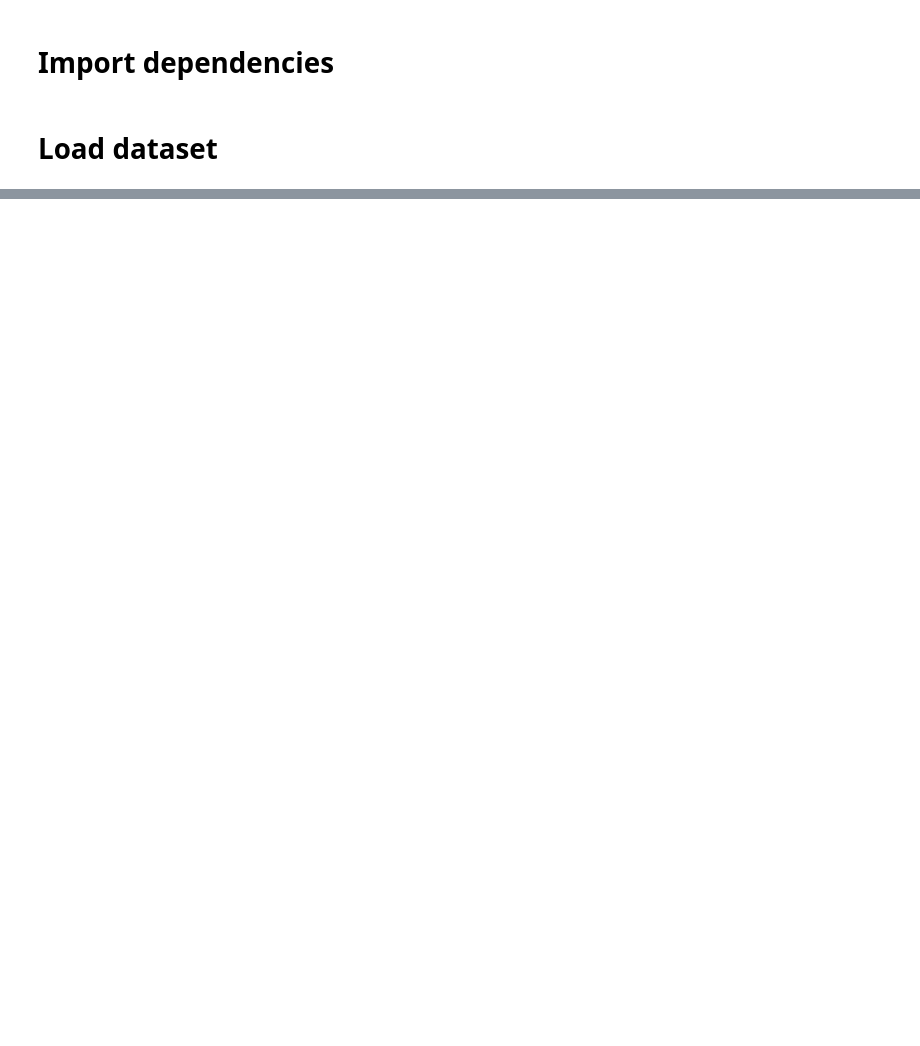
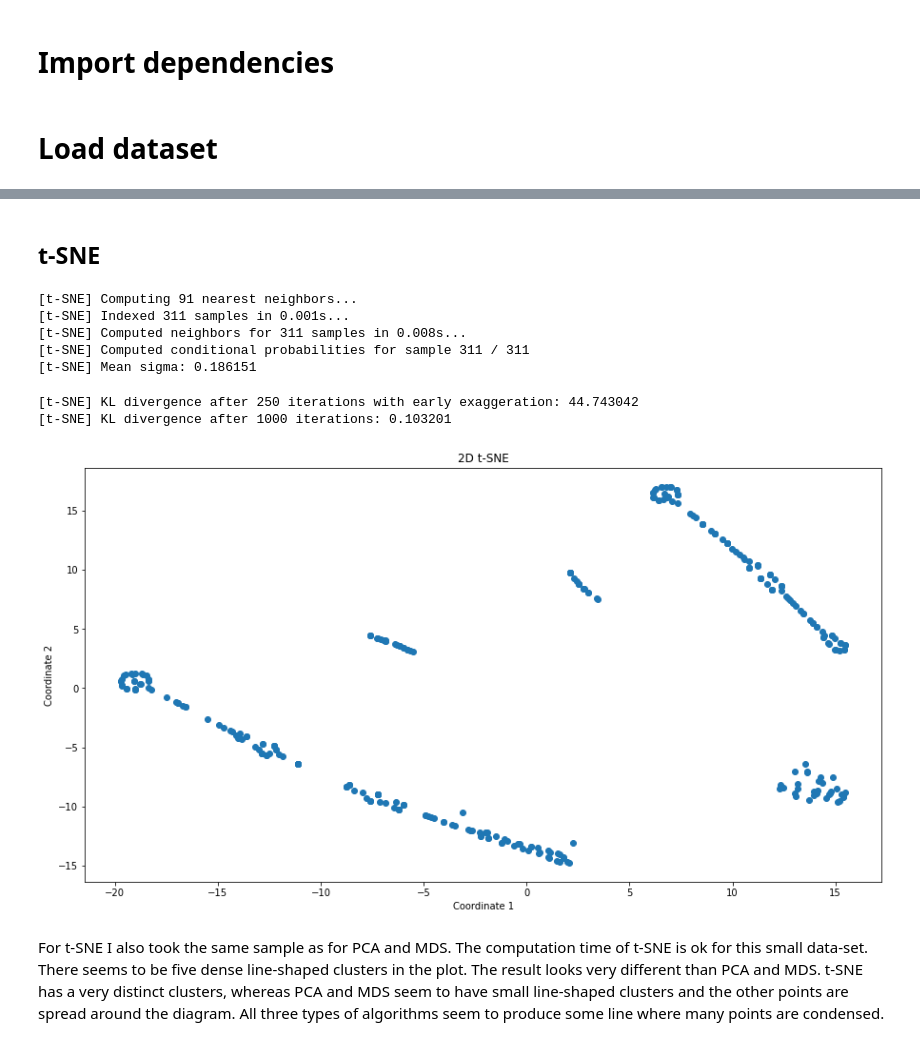
Before and after one commit to FlorianMold/fh-data-science, a Jupyter notebook: ex2/hr.ipynb, the cells around one changed output, grey strips where cells are left out. Drawn from its saved outputs; the diff is of its cells as text; code cells hidden in the pictures; blank space fills up the shorter version.

```diff
--- a/ex2/hr.ipynb
+++ b/ex2/hr.ipynb
@@ -40,0 +137,25 @@ hrdataset.head(10)
+# %% [markdown]
+## t-SNE
+# %%
+tsne = TSNE(n_components=2, verbose=1, learning_rate='auto')
+principalComponents = tsne.fit_transform(importantData)
+principalDf = pd.DataFrame(data = principalComponents)
+principleArray = principalDf.to_numpy()
+
+fig = plt.figure(figsize = (15,8))
+plt.scatter(principleArray[:,0], principleArray[:,1])
+plt.xlabel('Coordinate 1')
+plt.ylabel('Coordinate 2')
+plt.title('2D t-SNE')
+plt.show()
+# %% [output]
+[t-SNE] Computing 91 nearest neighbors...
+[t-SNE] Indexed 311 samples in 0.001s...
+[t-SNE] Computed neighbors for 311 samples in 0.008s...
+[t-SNE] Computed conditional probabilities for sample 311 / 311
+[t-SNE] Mean sigma: 0.186151
+[t-SNE] KL divergence after 250 iterations with early exaggeration: 44.743042
+[t-SNE] KL divergence after 1000 iterations: 0.103201
+[figure, added]
+# %% [markdown]
+For t-SNE I also took the same sample as for PCA and MDS. The computation time of t-SNE is ok for this small data-set. There seems to be five dense line-shaped clusters in the plot. The result looks very different than PCA and MDS. t-SNE has a very distinct clusters, whereas PCA and MDS seem to have small line-shaped clusters and the other points are spread around the diagram. All three types of algorithms seem to produce some line where many points are condensed.
```
Also changed, not shown: parts of 17 cells of this notebook, 4 other files.
